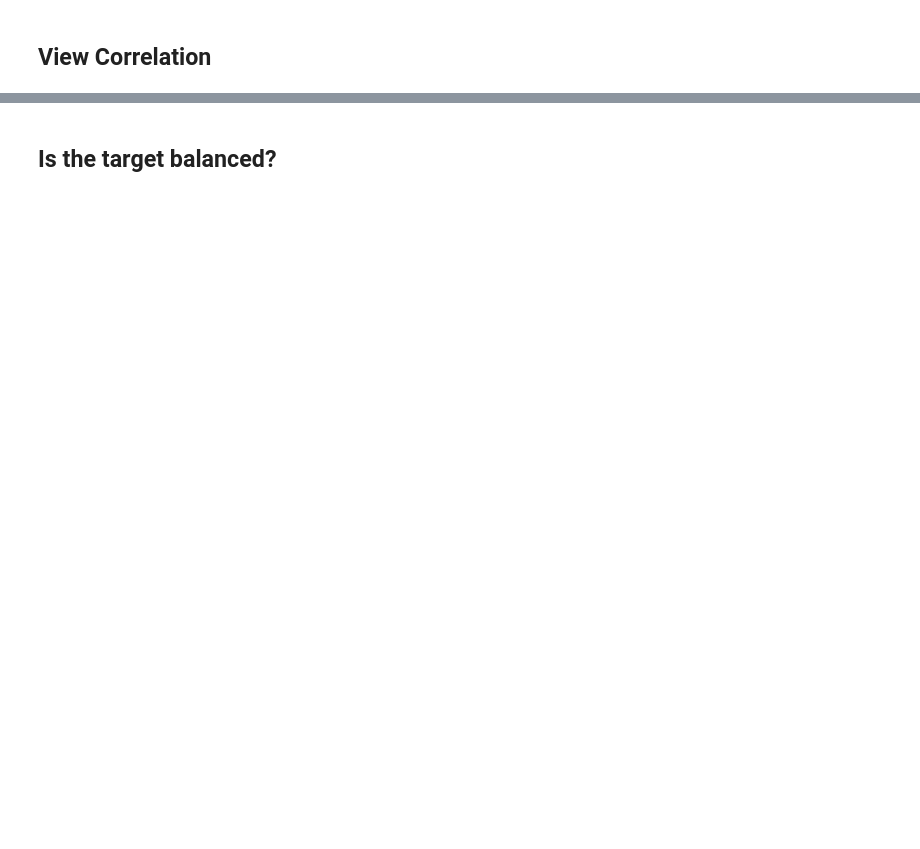
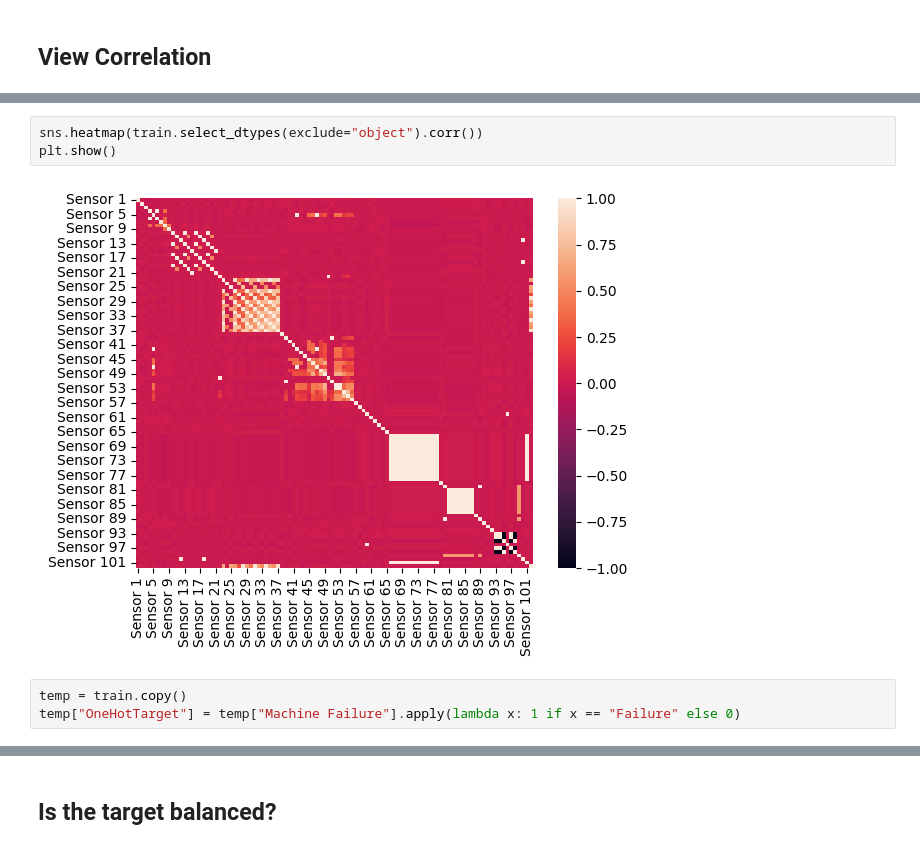
Before and after one commit to hypergalois/MachineFailurePrediction, a Jupyter notebook: 2.EDA.ipynb, the cells around one changed output, grey strips where cells are left out. Saved outputs shown, nothing was run; the diff lists cells and outputs as text; blank space fills up the shorter version.

```diff
--- a/2.EDA.ipynb
+++ b/2.EDA.ipynb
@@ -79,0 +113,8 @@ memory usage: 3.6+ MB
+# %%
+sns.heatmap(train.select_dtypes(exclude="object").corr())
+plt.show()
+# %% [output]
+[figure, added]
+# %%
+temp = train.copy()
+temp["OneHotTarget"] = temp["Machine Failure"].apply(lambda x: 1 if x == "Failure" else 0)
```
Also changed, not shown: parts of 7 cells of this notebook.
